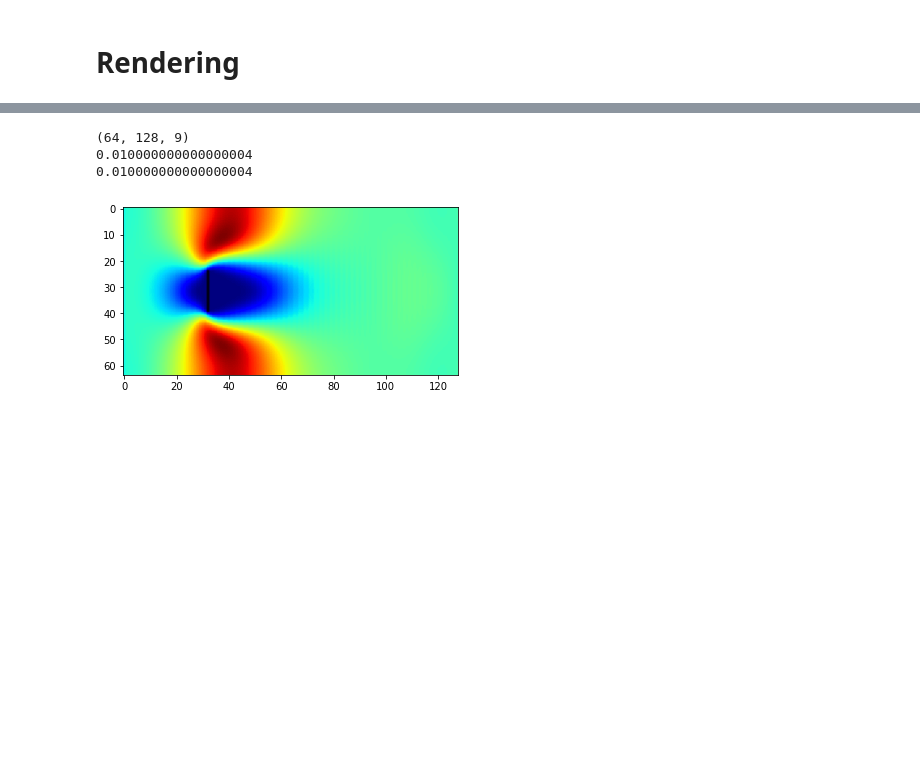
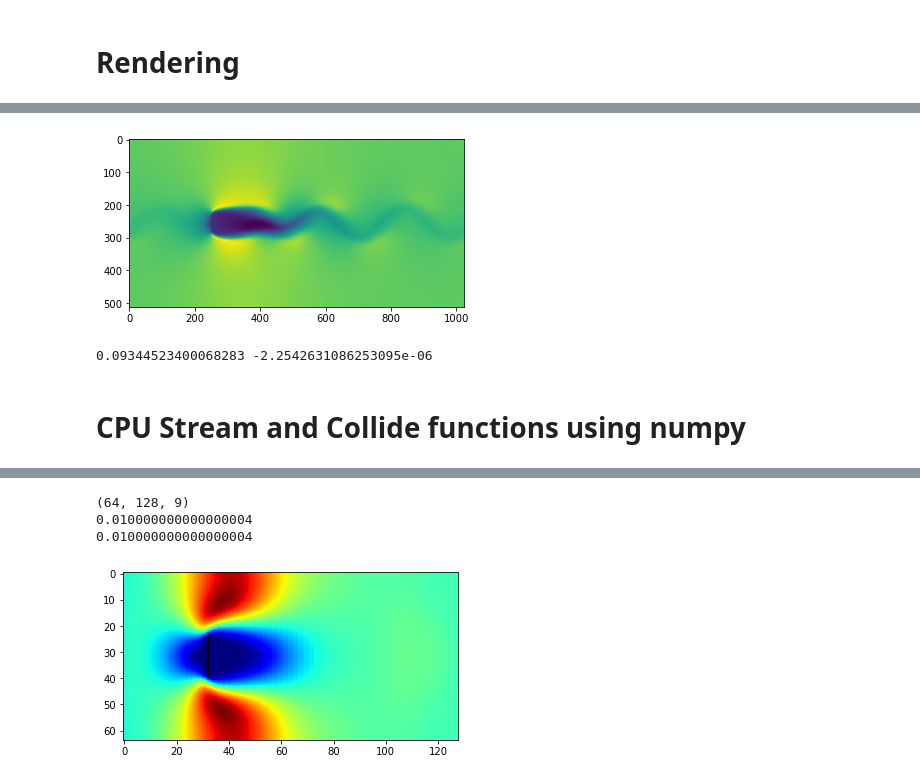
Before and after one commit to L-2-G/L-2-G.github.io, a Jupyter notebook: LBMFluid/Fluid.ipynb, the cells around one changed output, grey strips where cells are left out. Cells and saved outputs as stored; diff of their text form; code cells hidden in the pictures; blank space fills up the shorter version.

```diff
--- a/LBMFluid/Fluid.ipynb
+++ b/LBMFluid/Fluid.ipynb
@@ -576,0 +617,12 @@ def U(grid):
+# %%
+V=rend.V.copy_to_host()
+ux=V[:,:,0]
+uy=V[:,:,1]
+plt.imshow(ux)
+plt.show()
+print(np.sum(ux)/ux.size,np.sum(uy)/uy.size)
+# %% [output]
+[figure, added]
+0.09344523400068283 -2.2542631086253095e-06
+# %% [markdown]
+# CPU Stream and Collide functions using numpy
```
Also changed, not shown: parts of 21 cells of this notebook.
